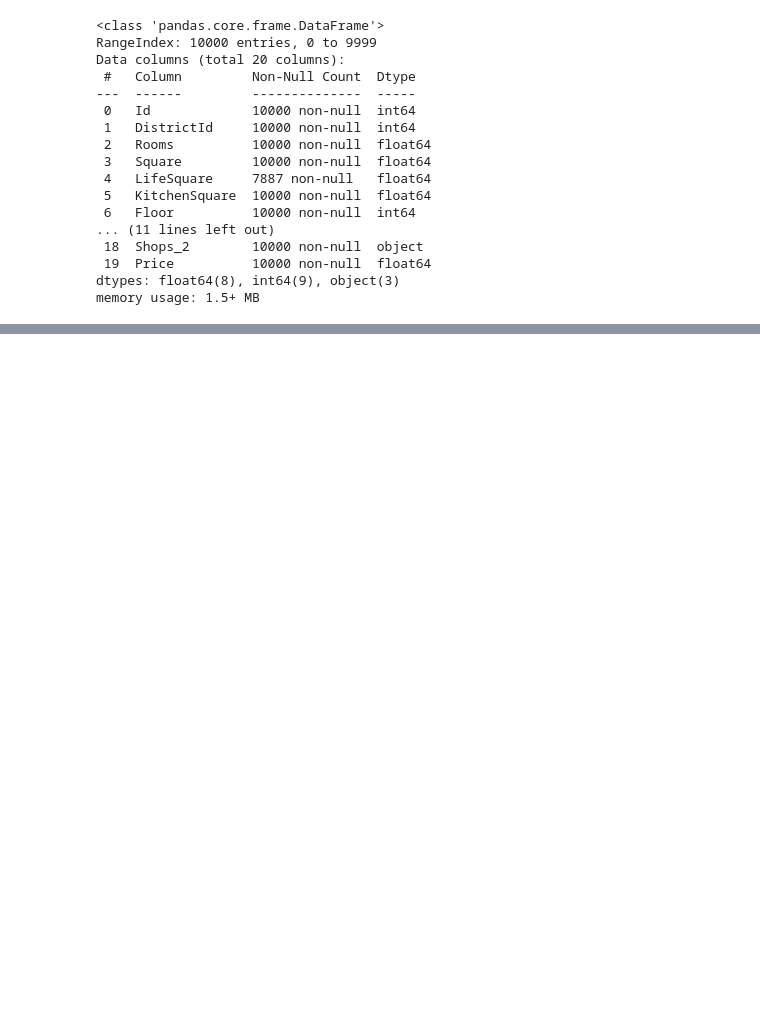
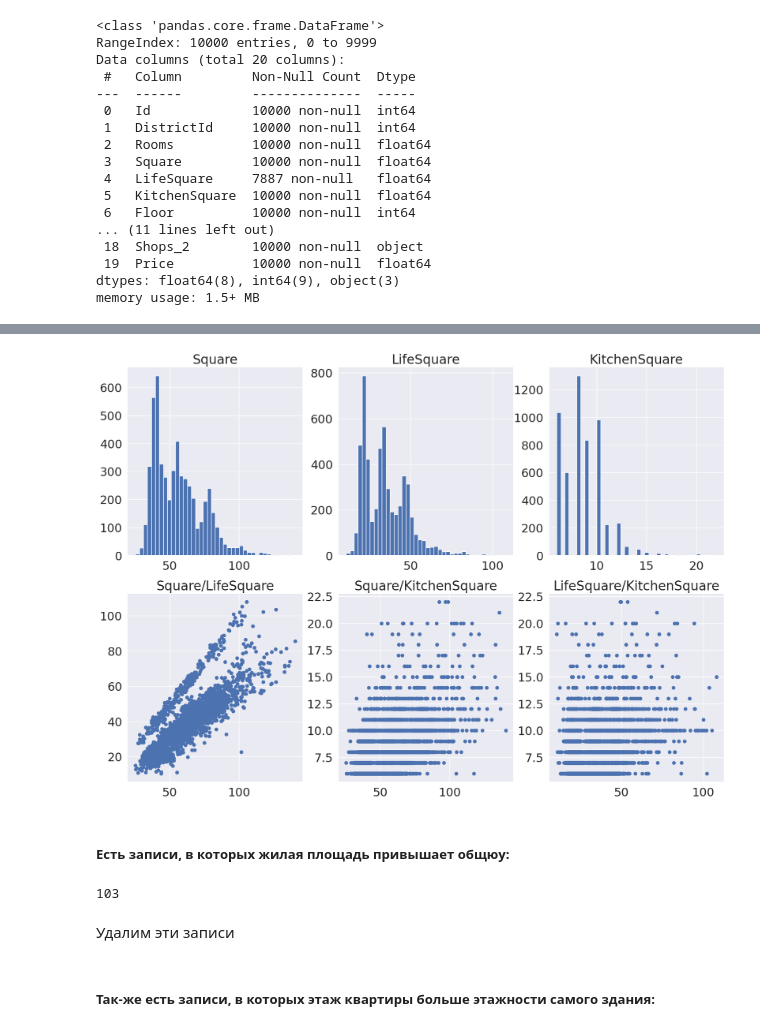
Before and after one commit to nickogee/gb_Python_for_DS, a Jupyter notebook: Course_project/Project.ipynb, the cells around one changed output, grey strips where cells are left out. Drawn from its saved outputs; the diff is of its cells as text; code cells hidden in the pictures; blank space fills up the shorter version.

```diff
--- a/Course_project/Project.ipynb
+++ b/Course_project/Project.ipynb
@@ -183,0 +223,34 @@ Text(0.5, 1.0, 'train')
+# %%
+df_train = df_train[(df_train['Square'] < 150) & (df_train['Square'] > 20)]
+df_train = df_train[(df_train['LifeSquare'] < 120) & (df_train['LifeSquare'] > 10)]
+df_train = df_train[(df_train['KitchenSquare'] < 25) & (df_train['KitchenSquare'] > 5)]
+# %%
+fig, ax = plt.subplots(nrows=2, ncols=3)
+ax1, ax2, ax3, ax4, ax5, ax6 = ax.flatten()
+
+ax1.hist(df_train['Square'], bins=40)
+ax2.hist(df_train['LifeSquare'], bins=40)
+ax3.hist(df_train['KitchenSquare'], bins=40)
+
+ax4.scatter(df_train['Square'], df_train['LifeSquare'])
+ax5.scatter(df_train['Square'], df_train['KitchenSquare'])
+ax6.scatter(df_train['LifeSquare'], df_train['KitchenSquare'])
+
+ax1.set_title('Square')
+ax2.set_title('LifeSquare')
+ax3.set_title('KitchenSquare')
+ax4.set_title('Square/LifeSquare')
+ax5.set_title('Square/KitchenSquare')
+ax6.set_title('LifeSquare/KitchenSquare')
+
+fig.set_size_inches(20, 14)
+# %% [output]
+[figure, added]
+# %% [markdown]
+##### Есть записи, в которых жилая площадь привышает общюу:
+# %%
+df_train[df_train['Square'] < df_train['LifeSquare']].count()['Id']
+# %% [output]
+103
+# %% [markdown]
+Удалим эти записи
@@ -183,0 +259,2 @@ Text(0.5, 1.0, 'train')
+# %% [markdown]
+##### Так-же есть записи, в которых этаж квартиры больше этажности самого здания:
```
Also changed, not shown: parts of 45 cells of this notebook.
